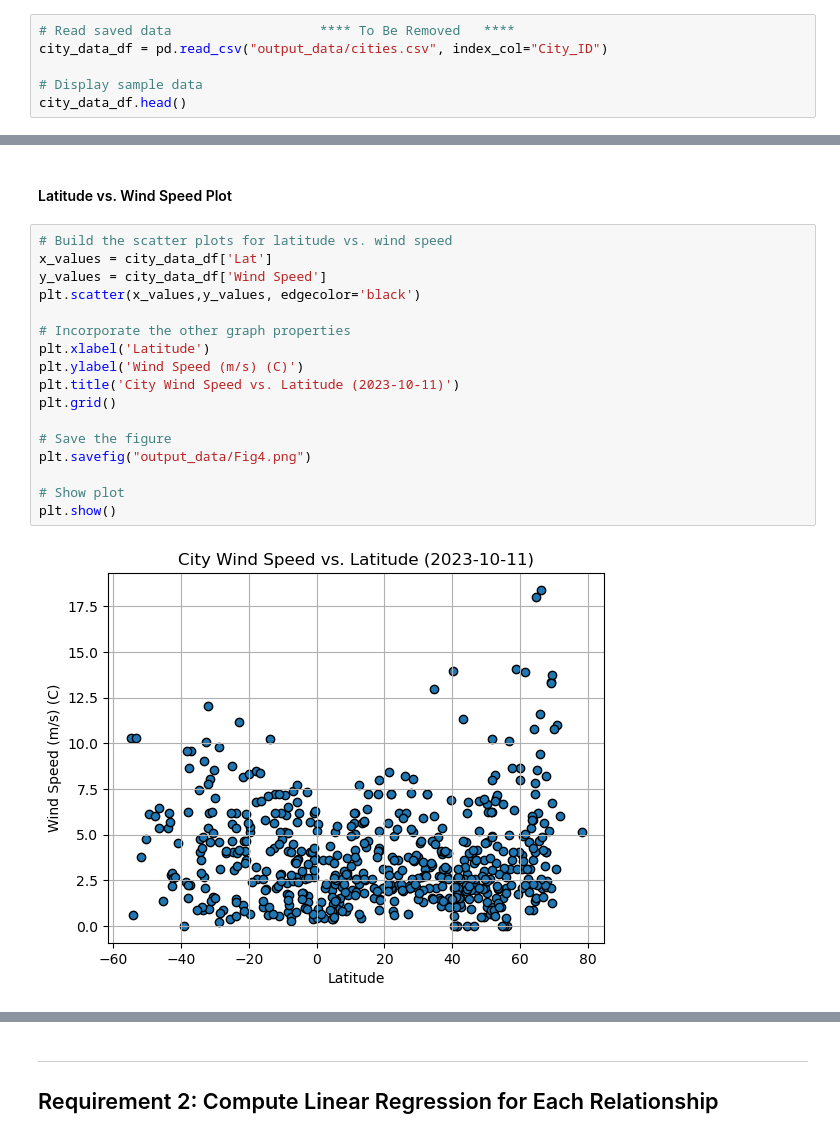
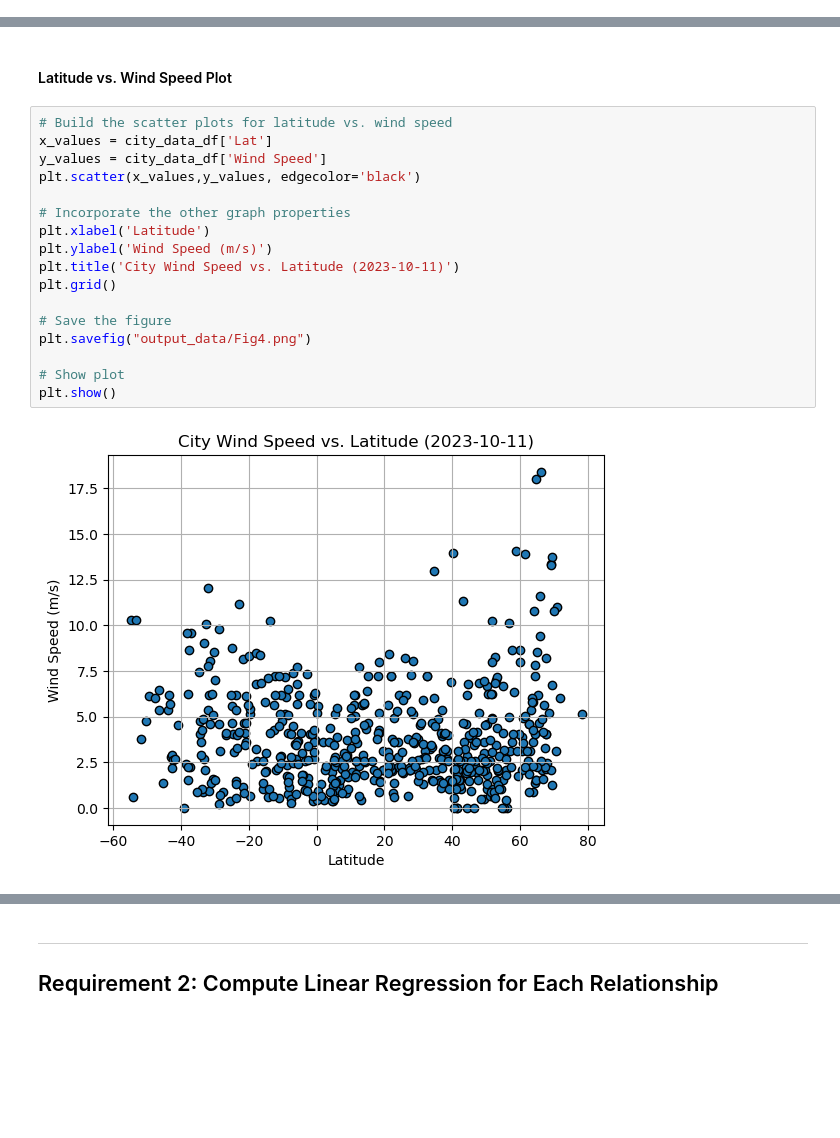
Before and after one commit to xoffvsg/python-api-challenge, a Jupyter notebook: WeatherPy/WeatherPy.ipynb, the cells around one changed output, grey strips where cells are left out. Drawn from its saved outputs; the diff is of its cells as text; blank space fills up the shorter version.

```diff
--- a/WeatherPy/WeatherPy.ipynb
+++ b/WeatherPy/WeatherPy.ipynb
@@ -323,9 +183,3 @@ city_data_df.head()
 | 2 | port mathurin | -19.6833 | 63.4167 | 23.76 | 76 | 46 | 5.12 | MU | 1697090108 |
 | 3 | baijiantan | 45.6333 | 85.1833 | 24.00 | 25 | 2 | 3.81 | CN | 1697090109 |
 | 4 | ust-nera | 64.5667 | 143.2000 | -7.10 | 92 | 100 | 1.34 | RU | 1697090109 |
-# %%
-# Read saved data                   **** To Be Removed   ****
-city_data_df = pd.read_csv("output_data/cities.csv", index_col="City_ID")
-
-# Display sample data
-city_data_df.head()
@@ -450,19 +254,19 @@ plt.show()
 # %%
 # Build the scatter plots for latitude vs. wind speed
 x_values = city_data_df['Lat']
 y_values = city_data_df['Wind Speed']
 plt.scatter(x_values,y_values, edgecolor='black')
 
 # Incorporate the other graph properties
 plt.xlabel('Latitude')
-plt.ylabel('Wind Speed (m/s) (C)')
+plt.ylabel('Wind Speed (m/s)')
 plt.title('City Wind Speed vs. Latitude (2023-10-11)')
 plt.grid()
 
 # Save the figure
 plt.savefig("output_data/Fig4.png")
 
 # Show plot
 plt.show()
 # %% [output]
-[figure, old version]
+[figure, new version]
```
Also changed, not shown: parts of 28 cells of this notebook, 1 other file.
